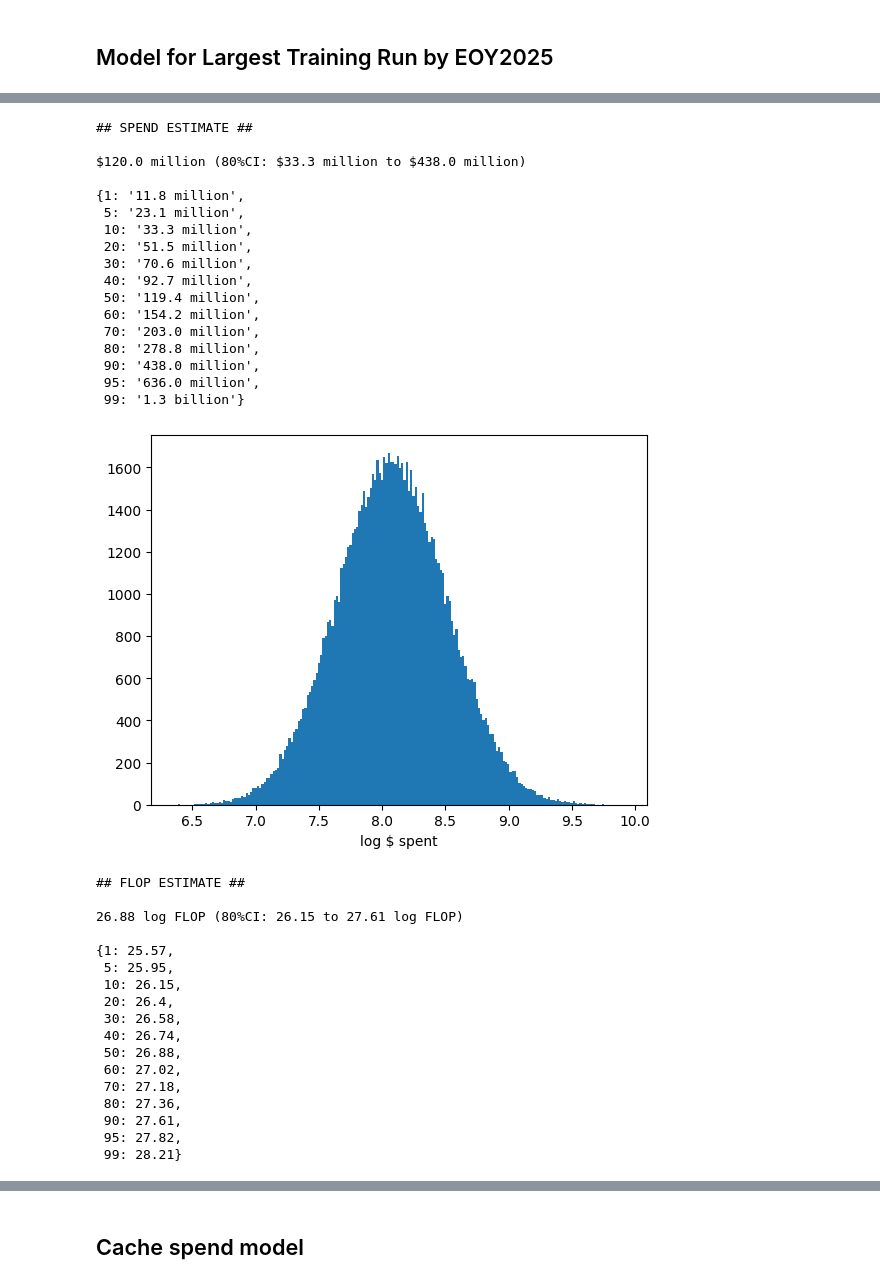
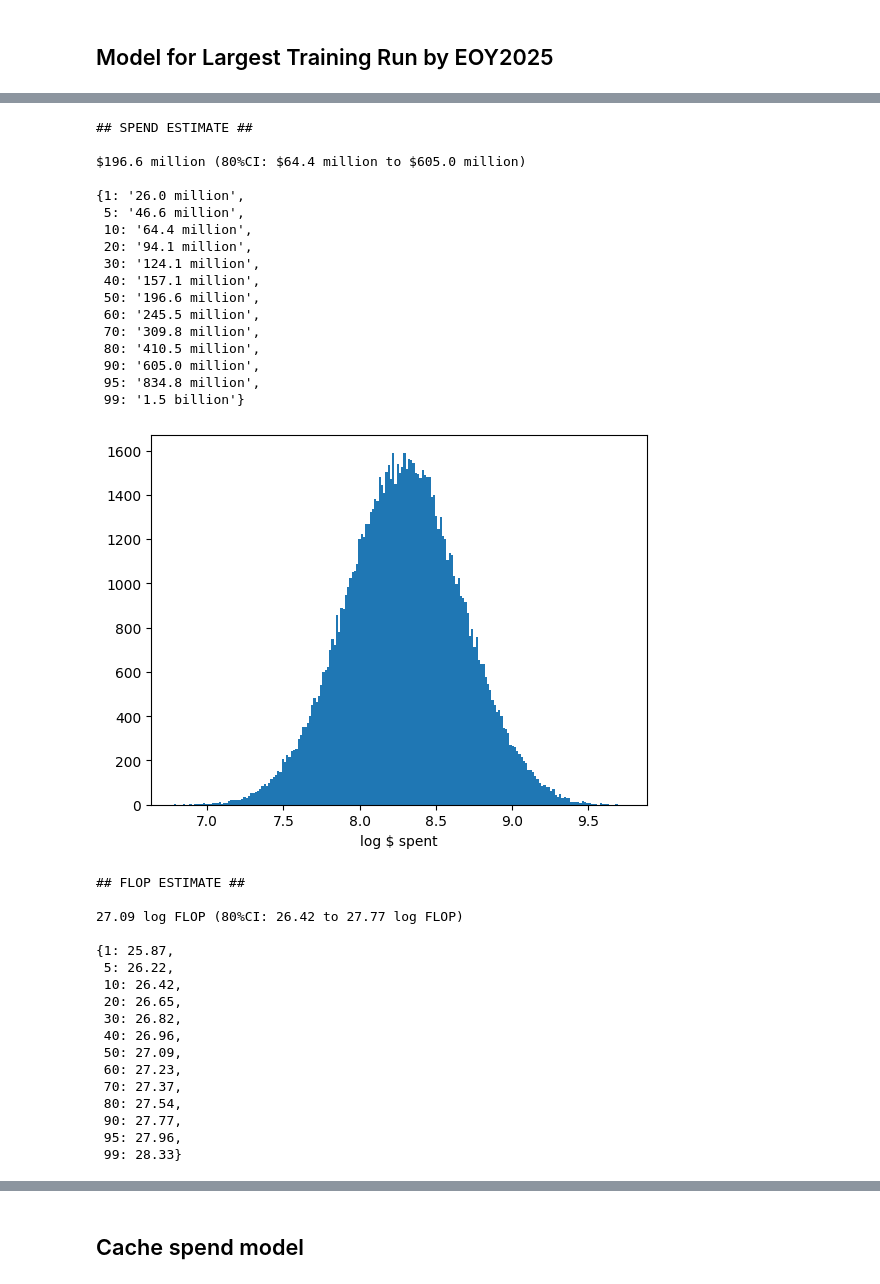
Before and after one commit to rethinkpriorities/future-assessment-model, a Jupyter notebook: (3A) Initial TAI Spend Model.ipynb, the cells around one changed output, grey strips where cells are left out. Drawn from its saved outputs; the diff is of its cells as text; code cells hidden in the pictures.

Commit message:
higher bottoms for investment and revenue

```diff
--- a/(3A) Initial TAI Spend Model.ipynb
+++ b/(3A) Initial TAI Spend Model.ipynb
@@ -241,45 +241,45 @@ $215.7 million (80%CI: $56.8 million to $834.1 million)
 # %%
-largest_anthropic_model_prediction = lab_spend_on_largest_model_this_year(total_investment=sq.lognorm(3*B, 25*B),
+largest_anthropic_model_prediction = lab_spend_on_largest_model_this_year(total_investment=sq.lognorm(6*B, 20*B),
                                                                           total_revenue=sq.lognorm(1*B, 8*B),
                                                                           percent_investment_spent_this_year=pct_dist(0.05, 0.4),
                                                                           percent_revenue_that_is_profit=pct_dist(0.05, 0.5),
                                                                           percent_profit_spent_this_year=pct_dist(0.05, 1),
                                                                           percent_spend_on_compute=pct_dist(mean=0.57, sd=0.12),
-                                                                          percent_compute_on_biggest_model=pct_dist(mean=0.15, sd=0.05))
+                                                                          percent_compute_on_biggest_model=pct_dist(mean=0.2, sd=0.05))
 show_model_forecast(largest_anthropic_model_prediction @ (100*K))
 # %% [output]
 ## SPEND ESTIMATE ##
 
-$120.0 million (80%CI: $33.3 million to $438.0 million)
+$196.6 million (80%CI: $64.4 million to $605.0 million)
 
-{1: '11.8 million',
- 5: '23.1 million',
- 10: '33.3 million',
- 20: '51.5 million',
- 30: '70.6 million',
- 40: '92.7 million',
- 50: '119.4 million',
- 60: '154.2 million',
- 70: '203.0 million',
- 80: '278.8 million',
- 90: '438.0 million',
- 95: '636.0 million',
- 99: '1.3 billion'}
+{1: '26.0 million',
+ 5: '46.6 million',
+ 10: '64.4 million',
+ 20: '94.1 million',
+ 30: '124.1 million',
+ 40: '157.1 million',
+ 50: '196.6 million',
+ 60: '245.5 million',
+ 70: '309.8 million',
+ 80: '410.5 million',
+ 90: '605.0 million',
+ 95: '834.8 million',
+ 99: '1.5 billion'}
-[figure, old version]
+[figure, new version]
 ## FLOP ESTIMATE ##
 
-26.88 log FLOP (80%CI: 26.15 to 27.61 log FLOP)
+27.09 log FLOP (80%CI: 26.42 to 27.77 log FLOP)
 
-{1: 25.57,
- 5: 25.95,
- 10: 26.15,
- 20: 26.4,
- 30: 26.58,
- 40: 26.74,
- 50: 26.88,
- 60: 27.02,
- 70: 27.18,
- 80: 27.36,
- 90: 27.61,
- 95: 27.82,
- 99: 28.21}
+{1: 25.87,
+ 5: 26.22,
+ 10: 26.42,
+ 20: 26.65,
+ 30: 26.82,
+ 40: 26.96,
+ 50: 27.09,
+ 60: 27.23,
+ 70: 27.37,
+ 80: 27.54,
+ 90: 27.77,
+ 95: 27.96,
+ 99: 28.33}
```
Also changed, not shown: parts of 22 cells of this notebook.
